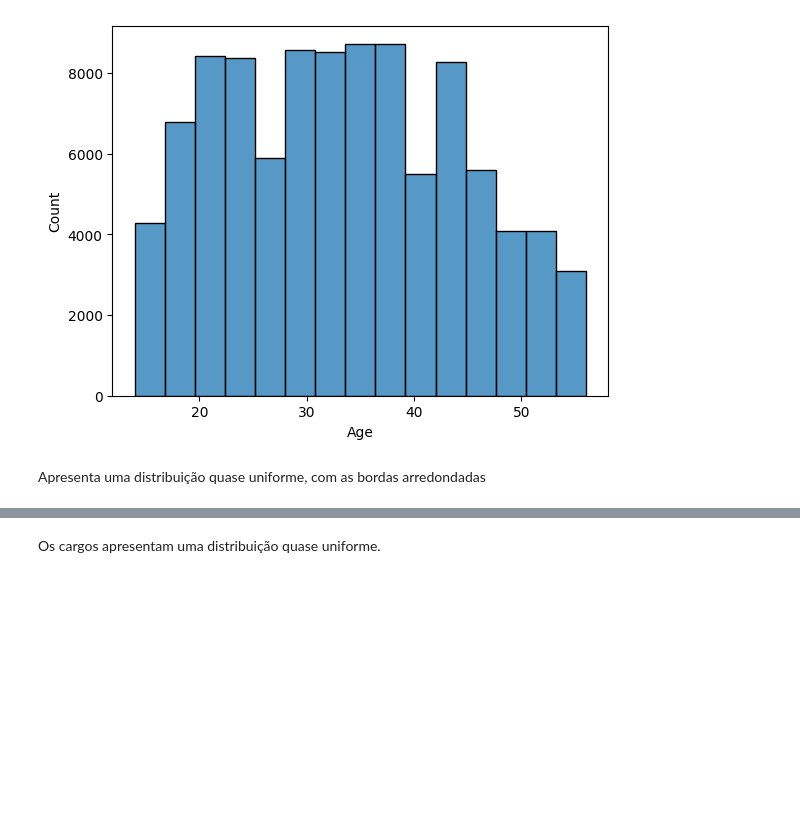
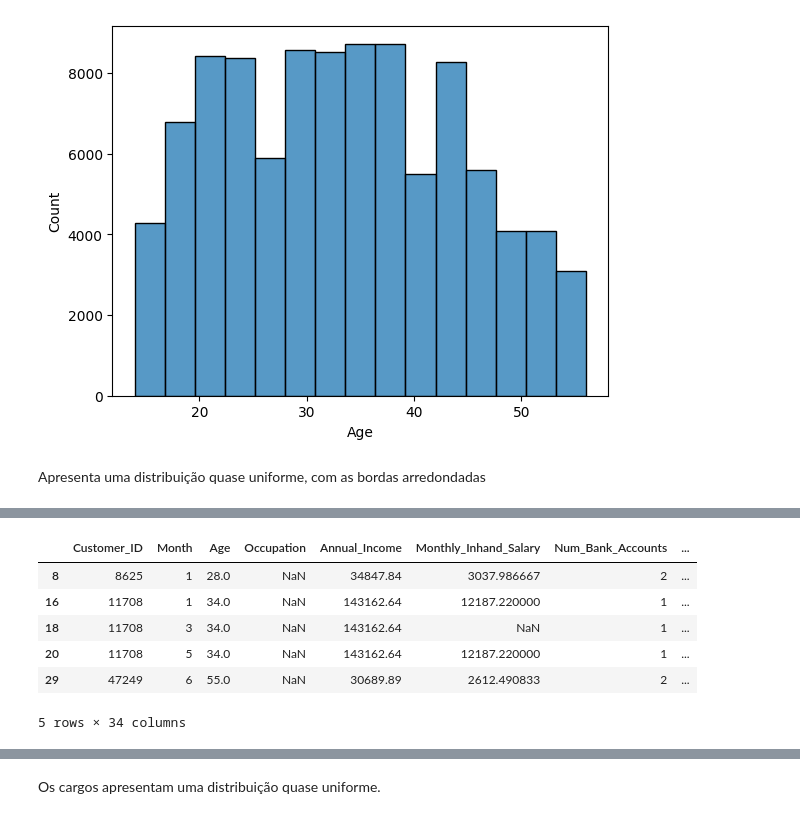
Before and after one commit to SLMath/Credit_Score-Analysis, a Jupyter notebook: credit_score.ipynb, the cells around one changed output, grey strips where cells are left out. Cells and saved outputs as stored; diff of their text form; code cells hidden in the pictures; blank space fills up the shorter version.

```diff
--- a/credit_score.ipynb
+++ b/credit_score.ipynb
@@ -993,2 +1020,13 @@ data_df[data_df.Occupation == "_______"].groupby('Customer_ID')['Occupation'].si
+# %%
+# Como todos possuem o mesmo cargo, vamos dar uma olhada em exemplos de casos nulos
+data_df[data_df.Occupation.isna()].head()
+# %% [output]
+|  | Customer_ID | Month | Age | Occupation | Annual_Income | Monthly_Inhand_Salary | Num_Bank_Accounts | ... |
+| 8 | 8625 | 1 | 28.0 | NaN | 34847.84 | 3037.986667 | 2 | ... |
+| 16 | 11708 | 1 | 34.0 | NaN | 143162.64 | 12187.220000 | 1 | ... |
+| 18 | 11708 | 3 | 34.0 | NaN | 143162.64 | NaN | 1 | ... |
+| 20 | 11708 | 5 | 34.0 | NaN | 143162.64 | 12187.220000 | 1 | ... |
+| 29 | 47249 | 6 | 55.0 | NaN | 30689.89 | 2612.490833 | 2 | ... |
+5 rows × 34 columns
 # %%
 pd.concat([
```
Also changed, not shown: parts of 15 cells of this notebook.
